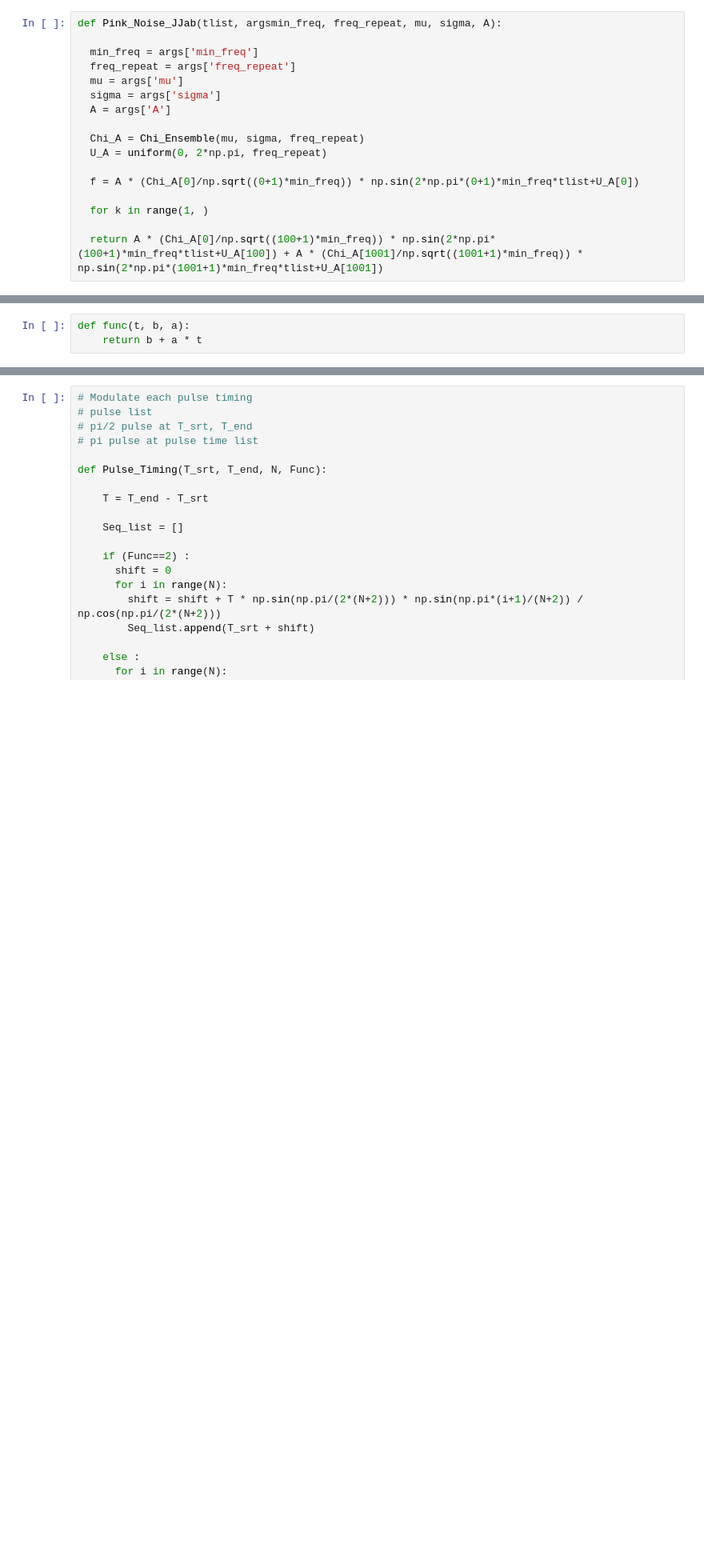
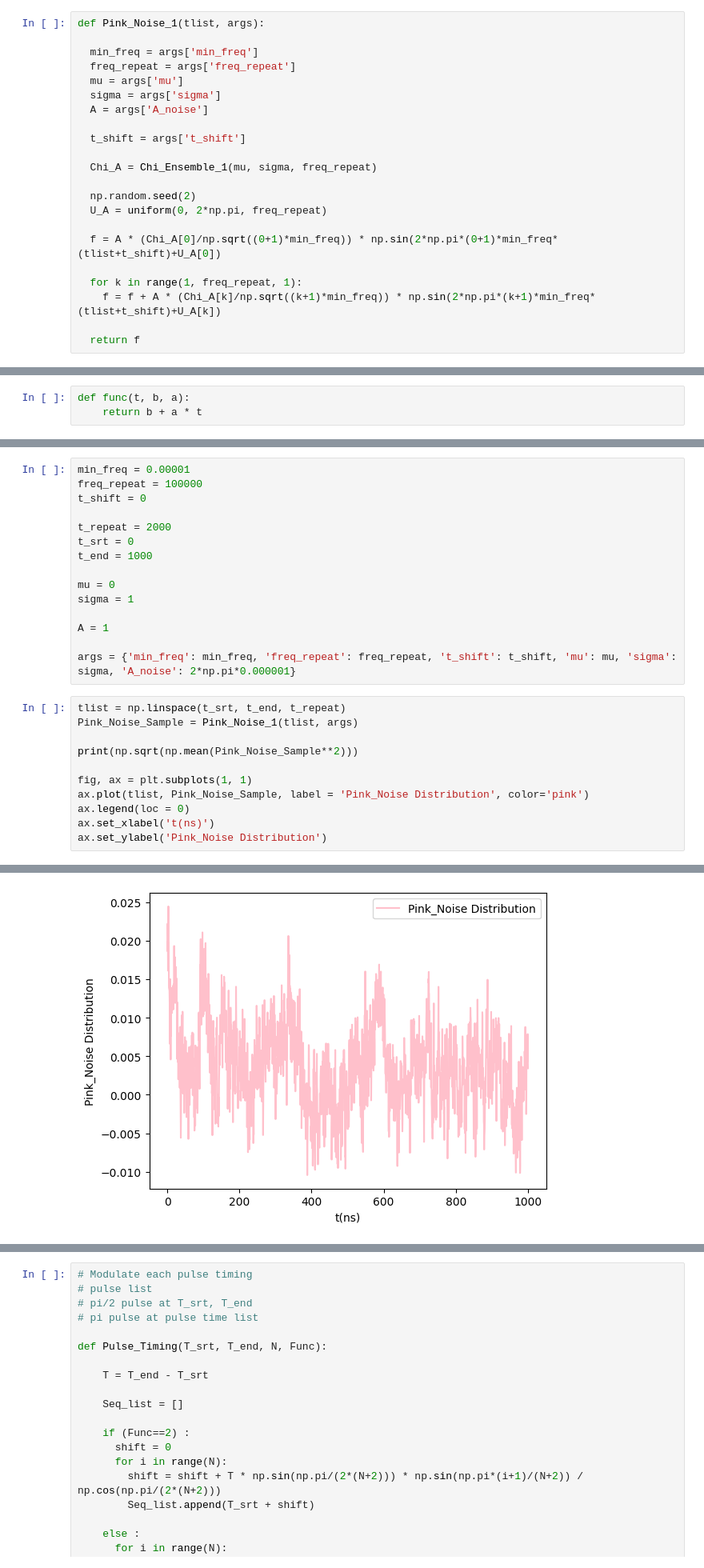
Before and after one commit to BrainConnection/Dynamical_Decoupling_Project, a Jupyter notebook: Project Dynamic Decoupling/Pink Noise Decoupling Practice.ipynb, the cells around one changed output, grey strips where cells are left out. Shown at 80% size. Drawn from its saved outputs; the diff is of its cells as text; blank space fills up the shorter version.

```diff
--- a/Project Dynamic Decoupling/Pink Noise Decoupling Practice.ipynb
+++ b/Project Dynamic Decoupling/Pink Noise Decoupling Practice.ipynb
@@ -68,18 +104,23 @@ def Chi_Ensemble(mu, sigma, num_seq):
 # %%
-def Pink_Noise_JJab(tlist, argsmin_freq, freq_repeat, mu, sigma, A):
+def Pink_Noise_1(tlist, args):
 
   min_freq = args['min_freq']
   freq_repeat = args['freq_repeat']
   mu = args['mu']
   sigma = args['sigma']
-  A = args['A']
+  A = args['A_noise']
 
-  Chi_A = Chi_Ensemble(mu, sigma, freq_repeat)
+  t_shift = args['t_shift']
+
+  Chi_A = Chi_Ensemble_1(mu, sigma, freq_repeat)
+
+  np.random.seed(2)
   U_A = uniform(0, 2*np.pi, freq_repeat)
 
-  f = A * (Chi_A[0]/np.sqrt((0+1)*min_freq)) * np.sin(2*np.pi*(0+1)*min_freq*tlist+U_A[0])
+  f = A * (Chi_A[0]/np.sqrt((0+1)*min_freq)) * np.sin(2*np.pi*(0+1)*min_freq*(tlist+t_shift)+U_A[0])
 
-  for k in range(1, )
+  for k in range(1, freq_repeat, 1):
+    f = f + A * (Chi_A[k]/np.sqrt((k+1)*min_freq)) * np.sin(2*np.pi*(k+1)*min_freq*(tlist+t_shift)+U_A[k])
 
-  return A * (Chi_A[0]/np.sqrt((100+1)*min_freq)) * np.sin(2*np.pi*(100+1)*min_freq*tlist+U_A[100]) + A * (Chi_A[1001]/np.sqrt((1001+1)*min_freq)) * np.sin(2*np.pi*(1001+1)*min_freq*tlist+U_A[1001])
+  return f
 # %%
@@ -344,0 +173,27 @@ def Hrd_rot(f, t, args, T_cent):
+# %%
+min_freq = 0.00001
+freq_repeat = 100000
+t_shift = 0
+
+t_repeat = 2000
+t_srt = 0
+t_end = 1000
+
+mu = 0
+sigma = 1
+
+A = 1
+
+args = {'min_freq': min_freq, 'freq_repeat': freq_repeat, 't_shift': t_shift, 'mu': mu, 'sigma': sigma, 'A_noise': 2*np.pi*0.000001}
+# %%
+tlist = np.linspace(t_srt, t_end, t_repeat)
+Pink_Noise_Sample = Pink_Noise_1(tlist, args)
+
+print(np.sqrt(np.mean(Pink_Noise_Sample**2)))
+
+fig, ax = plt.subplots(1, 1)
+ax.plot(tlist, Pink_Noise_Sample, label = 'Pink_Noise Distribution', color='pink')
+ax.legend(loc = 0)
+ax.set_xlabel('t(ns)')
+ax.set_ylabel('Pink_Noise Distribution')
+# %% [output]
@@ -344,0 +202 @@ def Hrd_rot(f, t, args, T_cent):
+[figure, added]
```
Also changed, not shown: parts of 49 cells of this notebook.
